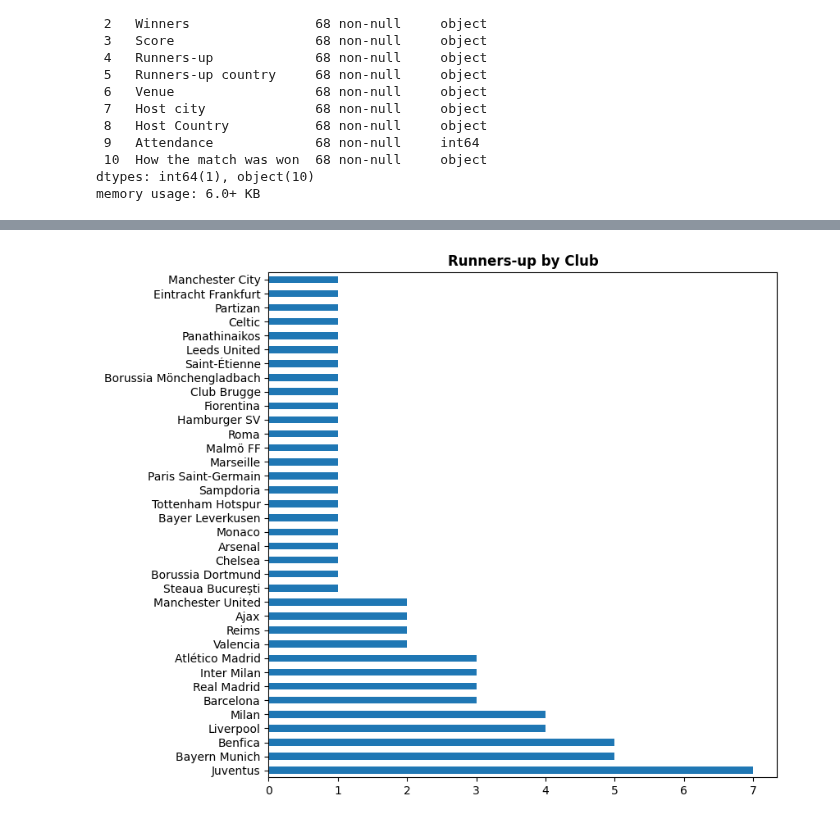
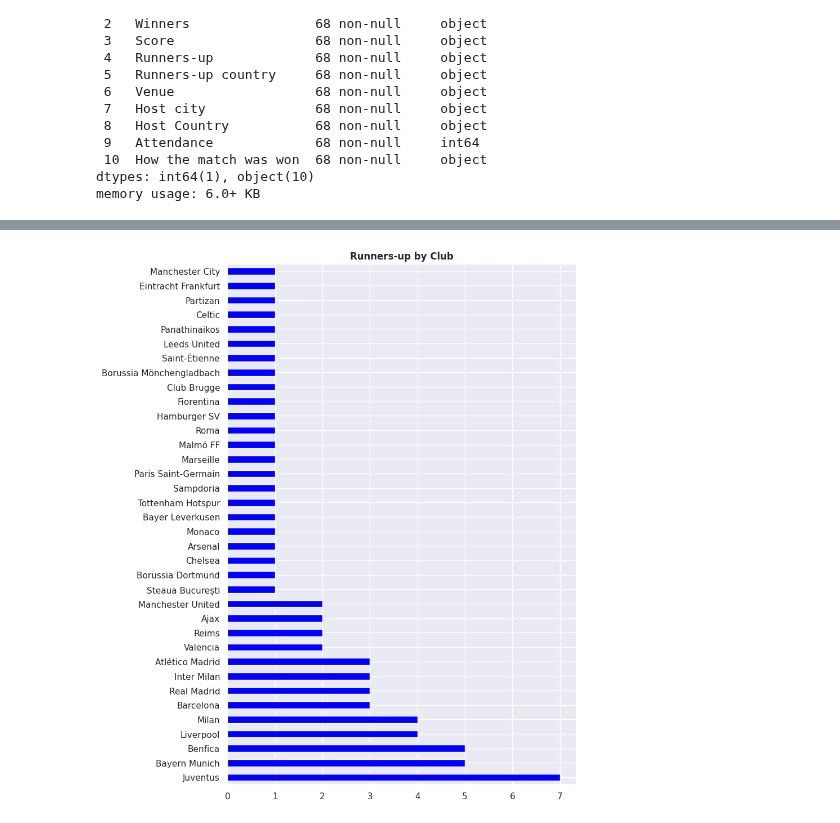
Before and after one commit to guilhermelaviola/SoccerCompetitionsStudy, a Jupyter notebook: UCLStudy.ipynb, the cells around one changed output, grey strips where cells are left out. Cells and saved outputs as stored; diff of their text form; code cells hidden in the pictures.

```diff
--- a/UCLStudy.ipynb
+++ b/UCLStudy.ipynb
@@ -6,8 +6,8 @@ import numpy as np
 import pandas as pd
 import seaborn as sns
 import matplotlib.pyplot as plt
-from matplotlib.animation import FuncAnimation, FFMpegWriter
-import seaborn as sns
+sns.set(style = 'darkgrid')
+plt.style.use('seaborn-pastel')
 # %%
 # Importing the dataset:
 uefa_competitions = pd.ExcelFile('UEFA Competitions finals.xlsx')
@@ -60,10 +60,9 @@ plt.show()
 # %%
-# Displaying number of runners-up by club:
-ucl.groupby('Season').first()['Runners-up'].value_counts().plot(kind = 'barh',
-                                                             figsize = (8, 8))
+# Displaying the number of runners-up by club:
+ucl.groupby('Season').first()['Runners-up'].value_counts().plot(kind = 'barh', color = 'blue', figsize = (8, 12))
 plt.ylabel(None)
 plt.title('Runners-up by Club', fontweight = 'bold')
 plt.show()
 # %% [output]
-[figure, old version]
+[figure, new version]
 # %%
```
Also changed, not shown: parts of 8 cells of this notebook.
